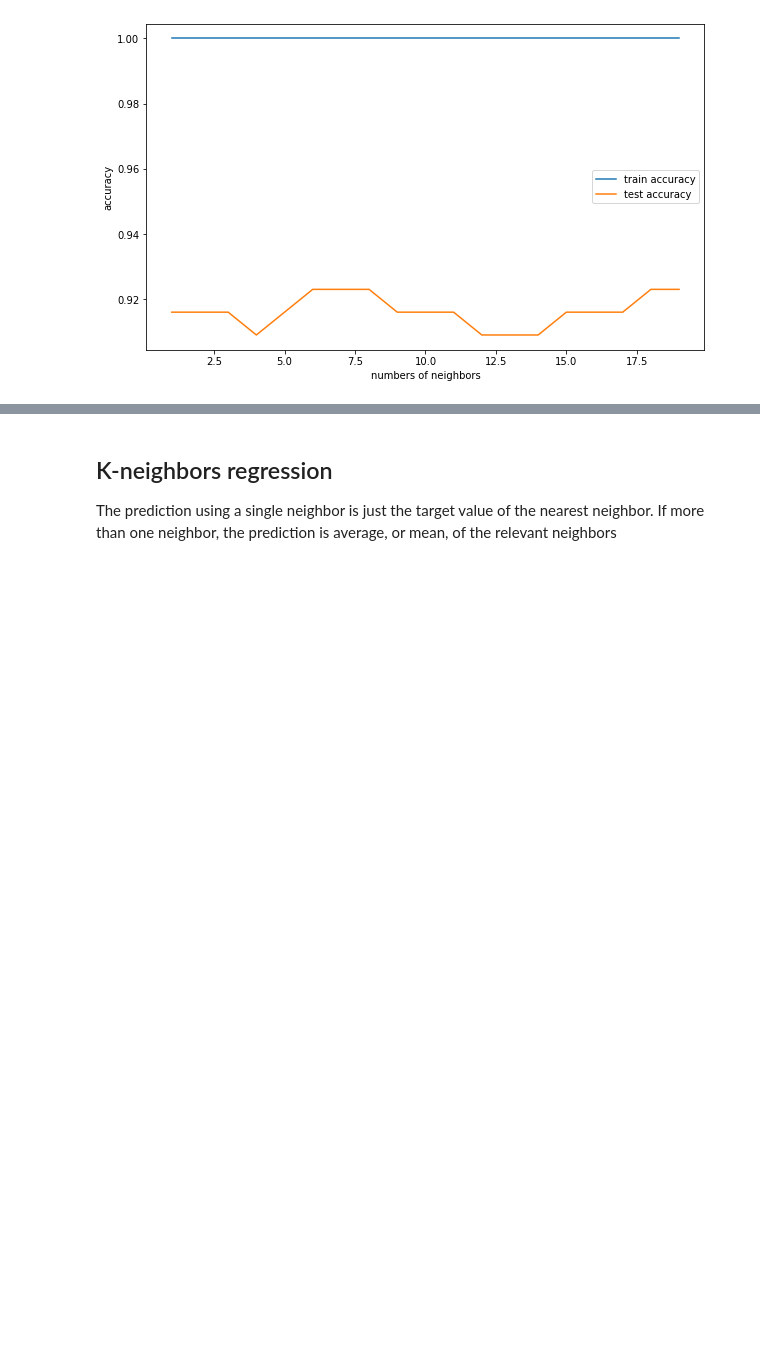
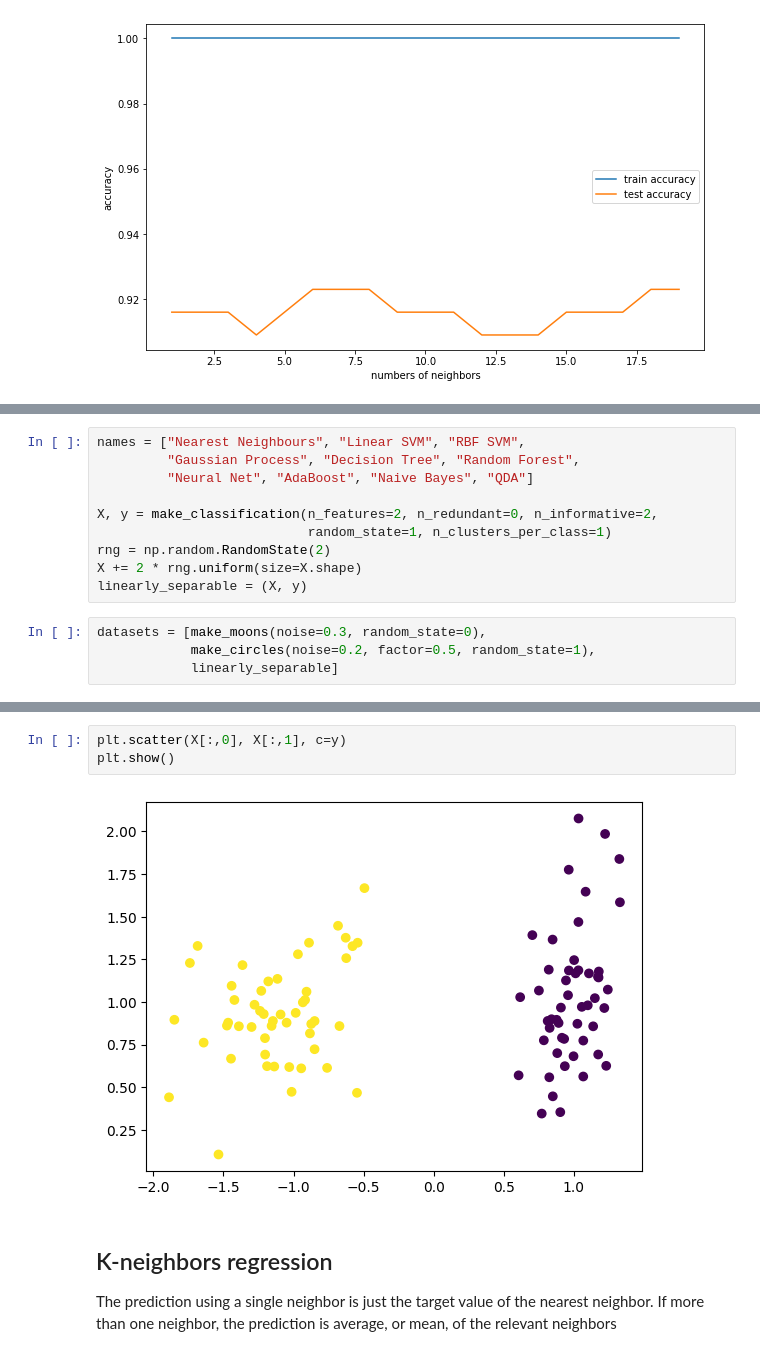
Before and after one commit to macorony/Machine_Learning_Basics, a Jupyter notebook: Supervised_Machine_Learning_Algorithms.ipynb, the cells around one changed output, grey strips where cells are left out. Saved outputs shown, nothing was run; the diff lists cells and outputs as text; blank space fills up the shorter version.

```diff
--- a/Supervised_Machine_Learning_Algorithms.ipynb
+++ b/Supervised_Machine_Learning_Algorithms.ipynb
@@ -209,0 +228,14 @@ plt.show()
+# %%
+names = ["Nearest Neighbours", "Linear SVM", "RBF SVM",
+         "Gaussian Process", "Decision Tree", "Random Forest",
+         "Neural Net", "AdaBoost", "Naive Bayes", "QDA"]
+
+X, y = make_classification(n_features=2, n_redundant=0, n_informative=2,
+                           random_state=1, n_clusters_per_class=1)
+rng = np.random.RandomState(2)
+X += 2 * rng.uniform(size=X.shape)
+linearly_separable = (X, y)
+# %%
+datasets = [make_moons(noise=0.3, random_state=0),
+            make_circles(noise=0.2, factor=0.5, random_state=1),
+            linearly_separable]
@@ -210,3 +289,8 @@ plt.show()
+# %%
+plt.scatter(X[:,0], X[:,1], c=y)
+plt.show()
+# %% [output]
+[figure, added]
 # %% [markdown]
 ## K-neighbors regression
 The prediction using a single neighbor is just the target value of the nearest neighbor. If more than one neighbor, the prediction is average, or mean, of the relevant neighbors
```
Also changed, not shown: parts of 7 cells of this notebook.
